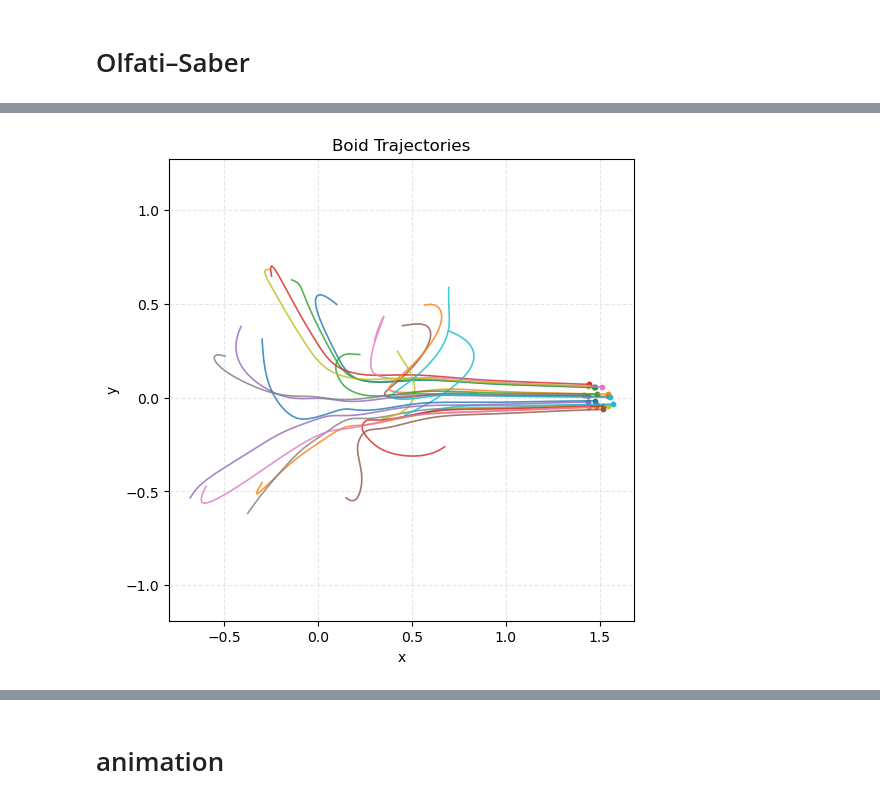
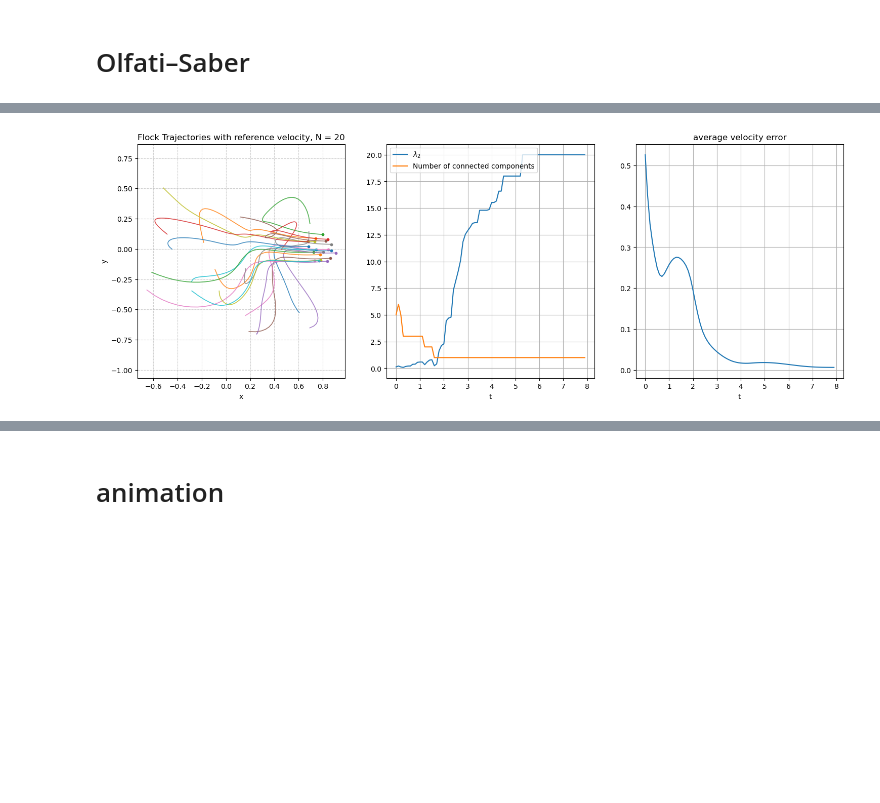
Before and after one commit to valentine-alia/MAE-6870, a Jupyter notebook: hw3/hw3_code_2.ipynb, the cells around one changed output, grey strips where cells are left out. Saved outputs shown, nothing was run; the diff lists cells and outputs as text; code cells hidden in the pictures; blank space fills up the shorter version.

```diff
--- a/hw3/hw3_code_2.ipynb
+++ b/hw3/hw3_code_2.ipynb
@@ -139,9 +120,9 @@ k_coh = 2
 r0 = 0.05
 
 # integrate
-tspan = (0, 15)
+tspan = (0, 8)
 t_eval = np.arange(tspan[0], tspan[1], 0.1)
 b20_sol = solve_ivp(f, tspan, x20.flatten(), t_eval=t_eval)
 
-plot_boid_trajectories(b20_sol,N)
+plot_boid_trajectories(b20_sol,N,"Boid Trajectories, N=20")
 # %% [output]
@@ -167,9 +183,9 @@ k_coh = 2
 r0 = 0.05
 
 # integrate
-tspan = (0, 15)
-t_eval = np.arange(tspan[0], tspan[1], 0.1)
 b50_sol = solve_ivp(f, tspan, x50.flatten(), t_eval=t_eval)
 
-plot_boid_trajectories(b50_sol,N)
+#plot_boid_trajectories(b50_sol,N,"Boid Trajectories, N=50")
+l2,ca = get_lambda_2(b50_sol)
+plot_boid_trajectories2(b50_sol, l2,ca, N , "Boid Trajectories, N=50")
 # %% [output]
@@ -300,9 +338,13 @@ d = 0.1
 h = 0.3
 
 # integrate
-tspan = (0, 15)
+tspan = (0, 8)
 t_eval = np.arange(tspan[0], tspan[1], 0.1)
 o20_sol_s = solve_ivp(f_static, tspan, x20.flatten(), t_eval=t_eval)
+l2,ca = get_lambda_2(o20_sol_s)
+vgamma = np.zeros(2)
+v1 = get_avg_velocity_error(o20_sol_s)
 
-plot_boid_trajectories(o20_sol_s,N)
+#plot_boid_trajectories(o20_sol_s,N, "Flock Trajectories, N = 20")
+plot_boid_trajectories3(o20_sol_s,l2,ca,v1, N,title = "Flock Trajectories, N = 20")
 # %% [output]
@@ -341,11 +365,15 @@ plt.show()
 # %%
 N = 20
 vgamma = np.array([[0.1,0]])
 # integrate
-tspan = (0, 15)
-t_eval = np.arange(tspan[0], tspan[1], 0.1)
+#tspan = (0, 15)
+#t_eval = np.arange(tspan[0], tspan[1], 0.1)
 o20_sol_d = solve_ivp(f_dynamic, tspan, x20.flatten(), t_eval=t_eval)
 
-plot_boid_trajectories(o20_sol_d,N)
+
+l2,ca = get_lambda_2(o20_sol_d)
+v1 = get_avg_velocity_error(o20_sol_d)
+
+plot_boid_trajectories3(o20_sol_d,l2,ca,v1, N,title = "Flock Trajectories with reference velocity, N = 20")
 # %% [output]
-[figure, old version]
+[figure, new version]
```
Also changed, not shown: parts of 21 cells of this notebook.
